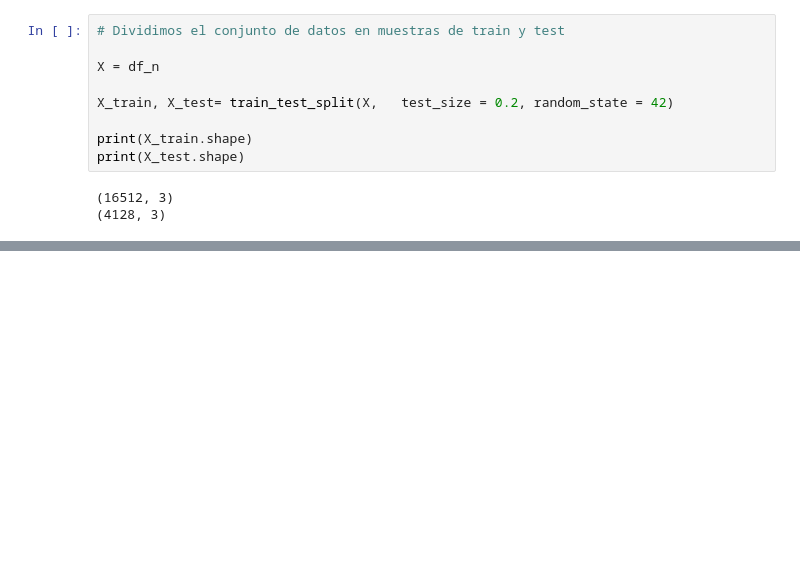
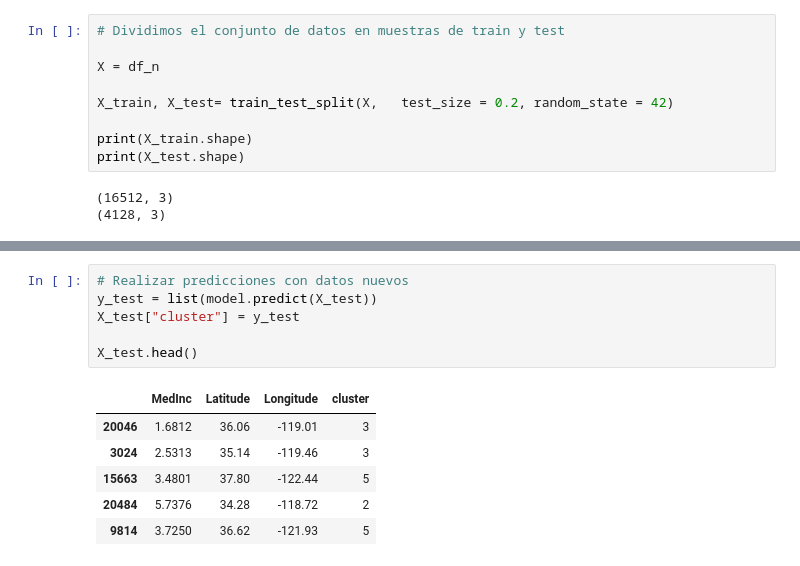
Before and after one commit to Adrian-Mas/Proyecto_K_means, a Jupyter notebook: src/explore.ipynb, the cells around one changed output, grey strips where cells are left out. Drawn from its saved outputs; the diff is of its cells as text; blank space fills up the shorter version.

```diff
--- a/src/explore.ipynb
+++ b/src/explore.ipynb
@@ -102,0 +95,13 @@ KMeans(n_clusters=6, random_state=42)
+# %%
+# Realizar predicciones con datos nuevos
+y_test = list(model.predict(X_test))
+X_test["cluster"] = y_test
+
+X_test.head()
+# %% [output]
+|  | MedInc | Latitude | Longitude | cluster |
+| 20046 | 1.6812 | 36.06 | -119.01 | 3 |
+| 3024 | 2.5313 | 35.14 | -119.46 | 3 |
+| 15663 | 3.4801 | 37.80 | -122.44 | 5 |
+| 20484 | 5.7376 | 34.28 | -118.72 | 2 |
+| 9814 | 3.7250 | 36.62 | -121.93 | 5 |
```
Also changed, not shown: parts of 20 cells of this notebook.
